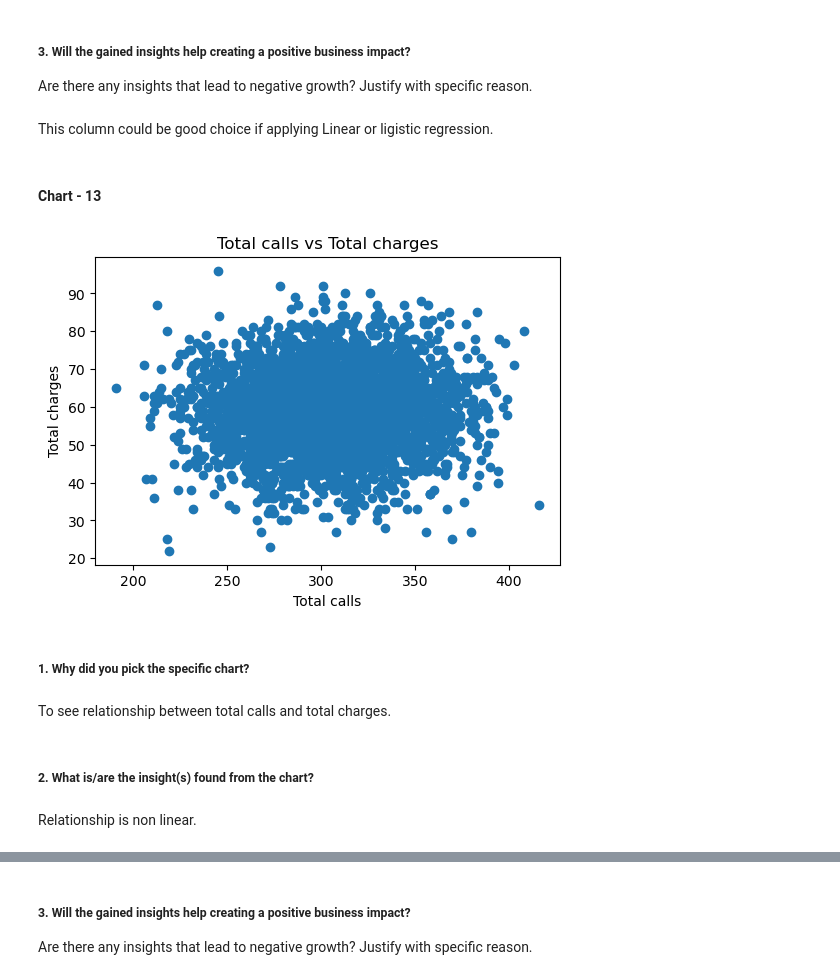
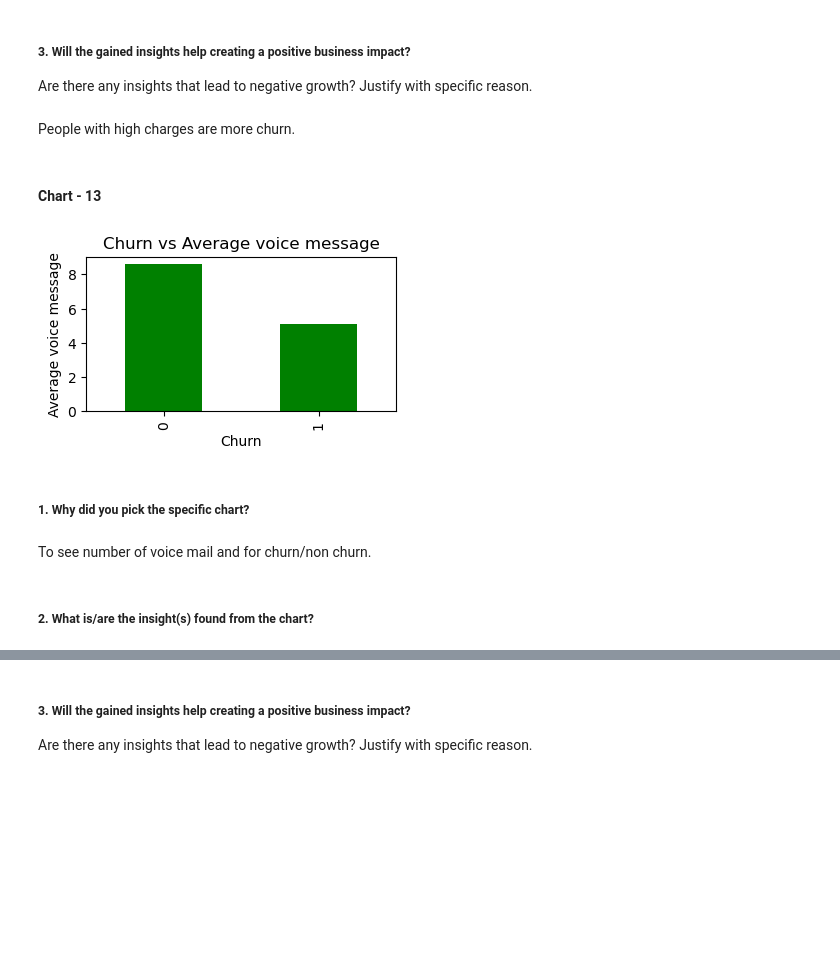
Before and after one commit to mdismailquraishicse/TelecomChurnAnalysis, a Jupyter notebook: TelecomChurnAnalysis.ipynb, the cells around one changed output, grey strips where cells are left out. Drawn from its saved outputs; the diff is of its cells as text; code cells hidden in the pictures; blank space fills up the shorter version.

```diff
--- a/TelecomChurnAnalysis.ipynb
+++ b/TelecomChurnAnalysis.ipynb
@@ -587,24 +587,22 @@ Relationship is linear.
 # %% [markdown]
 ##### 3. Will the gained insights help creating a positive business impact?
 Are there any insights that lead to negative growth? Justify with specific reason.
-# %% [markdown]
-This column could be good choice if applying Linear or ligistic regression.
+# %% [markdown]
+People with high charges are more churn.
 # %% [markdown]
 #### Chart - 13
-# %%
-# Chart - 13 visualization code
-plt.scatter(telecom_df['total calls'].apply(lambda x:int(x)),telecom_df['total charges'].apply(lambda x: int(x)))
-plt.title('Total calls vs Total charges')
-plt.xlabel('Total calls')
-plt.ylabel('Total charges')
-plt.show()
-# %% [output]
-[figure, removed]
+# %%
+# Chart - 13 visualization code
+telecom_df.groupby(['Churn'])['Number vmail messages'].mean().plot.bar(color ='green')
+plt.title('Churn vs Average voice message')
+plt.xlabel('Churn')
+plt.ylabel('Average voice message')
+plt.show()
+# %% [output]
+[figure, added]
 # %% [markdown]
 ##### 1. Why did you pick the specific chart?
-# %% [markdown]
-To see relationship between total calls and total charges.
+# %% [markdown]
+To see number of voice mail and for churn/non churn.
 # %% [markdown]
 ##### 2. What is/are the insight(s) found from the chart?
-# %% [markdown]
-Relationship is non linear.
```
Also changed, not shown: parts of 26 cells of this notebook.
